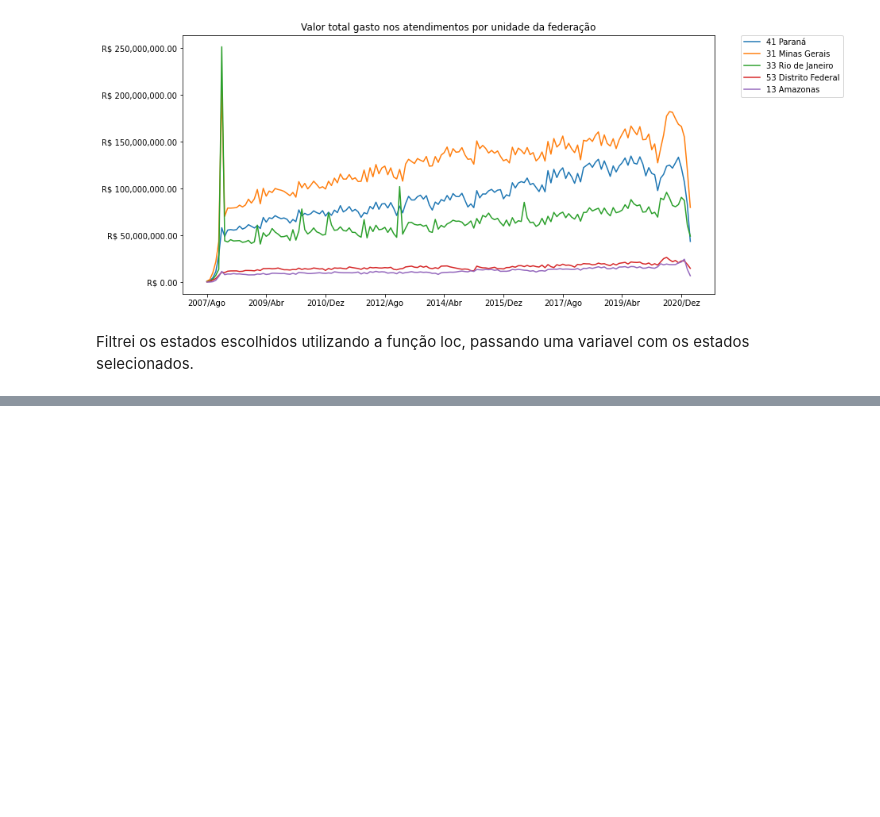
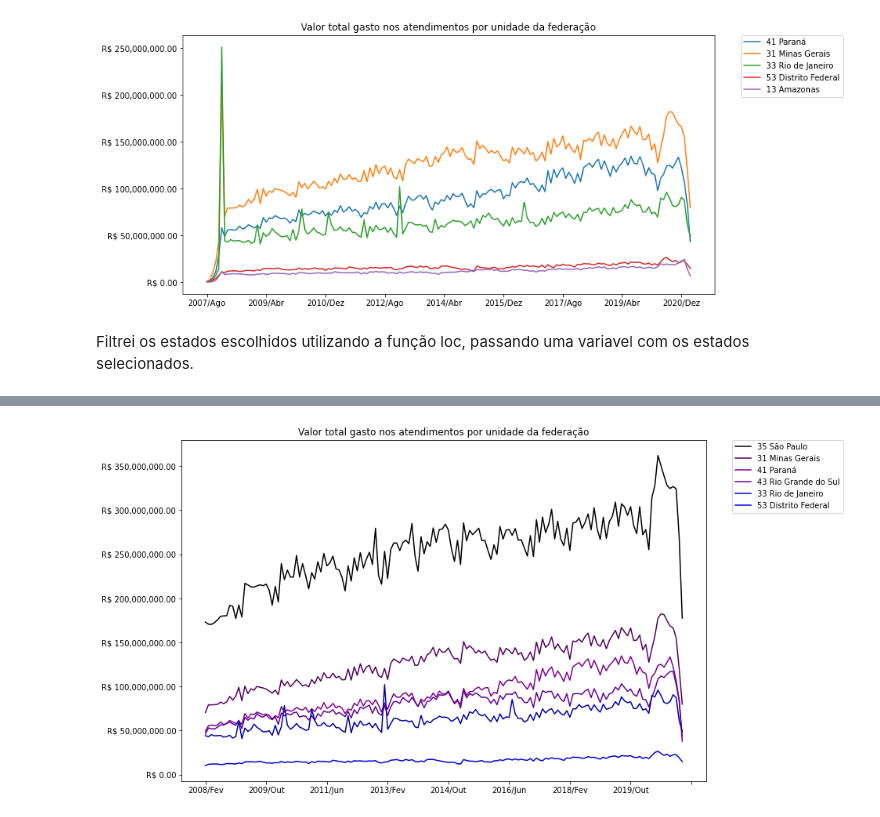
Before and after one commit to fred-carneiro/bootcamp-alura, a Jupyter notebook: Bootcamp_Data_Science_Modulo_1.ipynb, the cells around one changed output, grey strips where cells are left out. Cells and saved outputs as stored; diff of their text form; code cells hidden in the pictures; blank space fills up the shorter version.

```diff
--- a/Bootcamp_Data_Science_Modulo_1.ipynb
+++ b/Bootcamp_Data_Science_Modulo_1.ipynb
@@ -216,0 +360,16 @@ Filtrei os estados escolhidos utilizando a função loc, passando uma variavel c
+# %%
+n_colors = len(ordenados_por_total)
+colors = plt.cm.nipy_spectral(np.linspace(0, 1, n_colors))
+#pega menos meses para não mostrar os dados que pioram muito a visualização.
+#pega os primeiros 5 com maiores totais
+lista_estados = ordenados_por_total[:5].index.tolist()
+lista_estados.append("53 Distrito Federal")
+dados_sem_discrepancia = ordenados_por_total.loc[lista_estados].T[6:-1] #Remove o ultimo que é a Região.
+dados_sem_discrepancia
+grafico = dados_sem_discrepancia.plot(figsize=(12,8), color=colors)
+grafico.legend(bbox_to_anchor=(1.05, 1), loc=2, borderaxespad=0.) #posiciona a legenda do lado de fora
+grafico.yaxis.set_major_formatter(ticker.StrMethodFormatter("R$ {x:,.2f}")) #formata os valores do eixo Y
+plt.title("Valor total gasto nos atendimentos por unidade da federação")
+plt.show()
+# %% [output]
+[figure, added]
```
Also changed, not shown: parts of 32 cells of this notebook.
